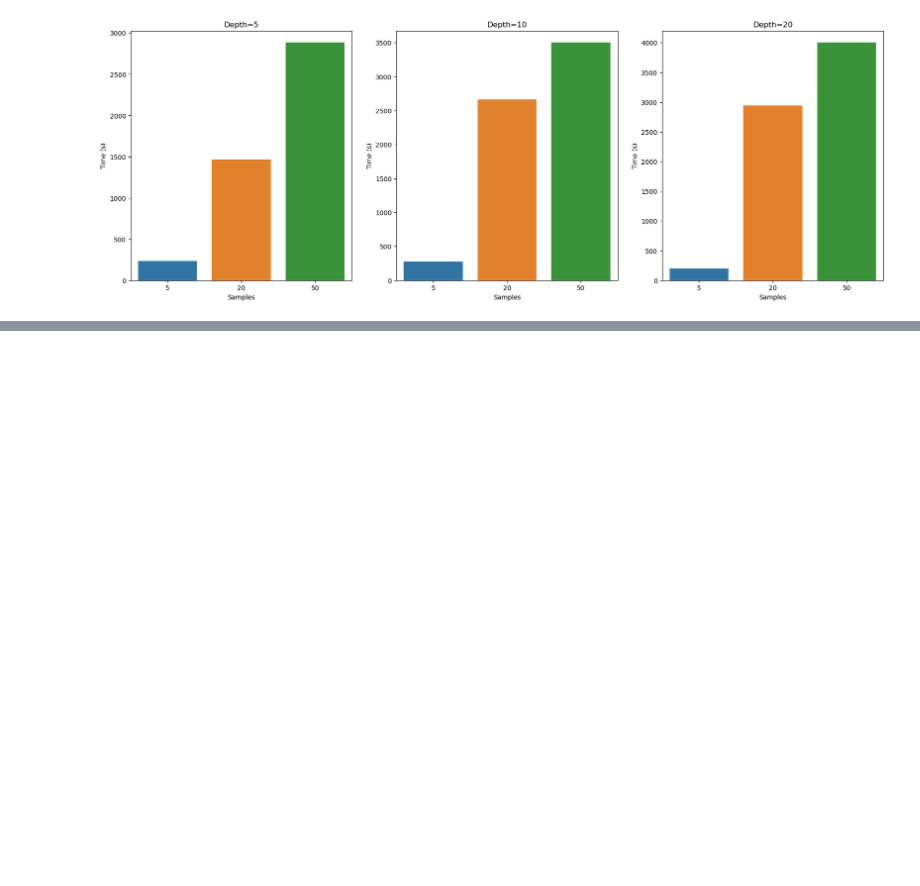
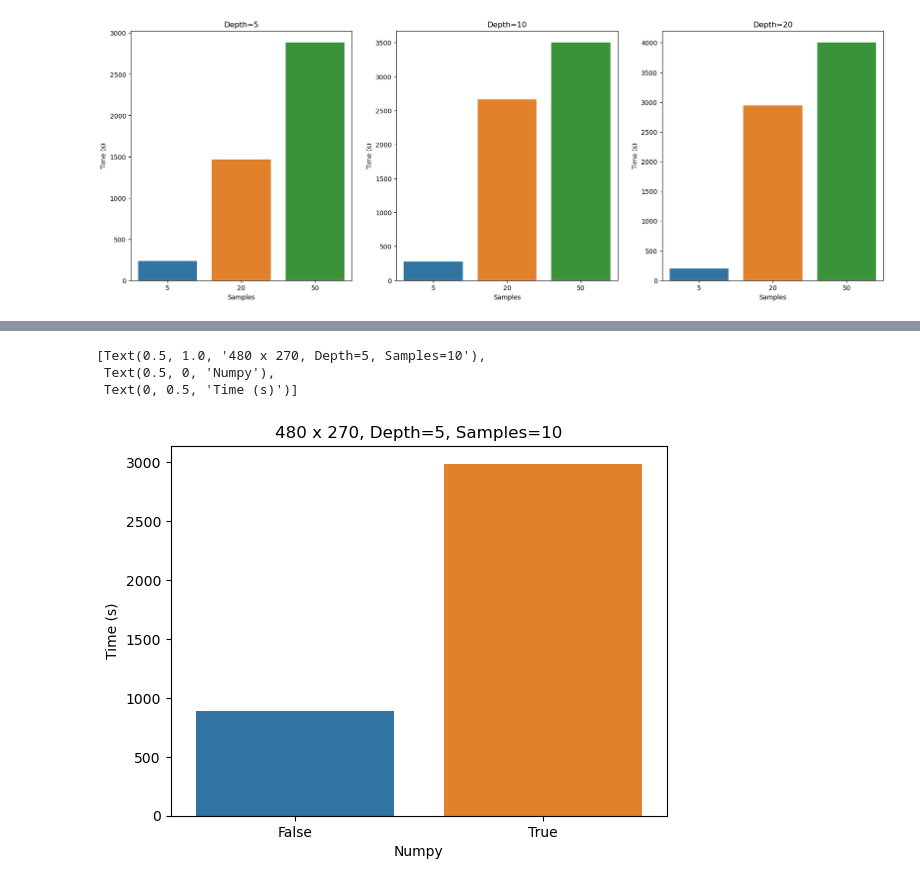
Before and after one commit to CIS1221-2023-2024/A5-RayTracing, a Jupyter notebook: docs/comparisons.ipynb, the cells around one changed output, grey strips where cells are left out. Saved outputs shown, nothing was run; the diff lists cells and outputs as text; code cells hidden in the pictures; blank space fills up the shorter version.

```diff
--- a/docs/comparisons.ipynb
+++ b/docs/comparisons.ipynb
@@ -39,0 +64,7 @@ ValueError: min() arg is an empty sequence
+# %%
+sns.barplot(results_numpy, y="time", x="numpy").set(title=f"480 x 270, Depth=5, Samples=10", xlabel="Numpy", ylabel="Time (s)")
+# %% [output]
+[Text(0.5, 1.0, '480 x 270, Depth=5, Samples=10'),
+ Text(0.5, 0, 'Numpy'),
+ Text(0, 0.5, 'Time (s)')]
+[figure, added]
```
Also changed, not shown: parts of 3 cells of this notebook, 5 other files.
